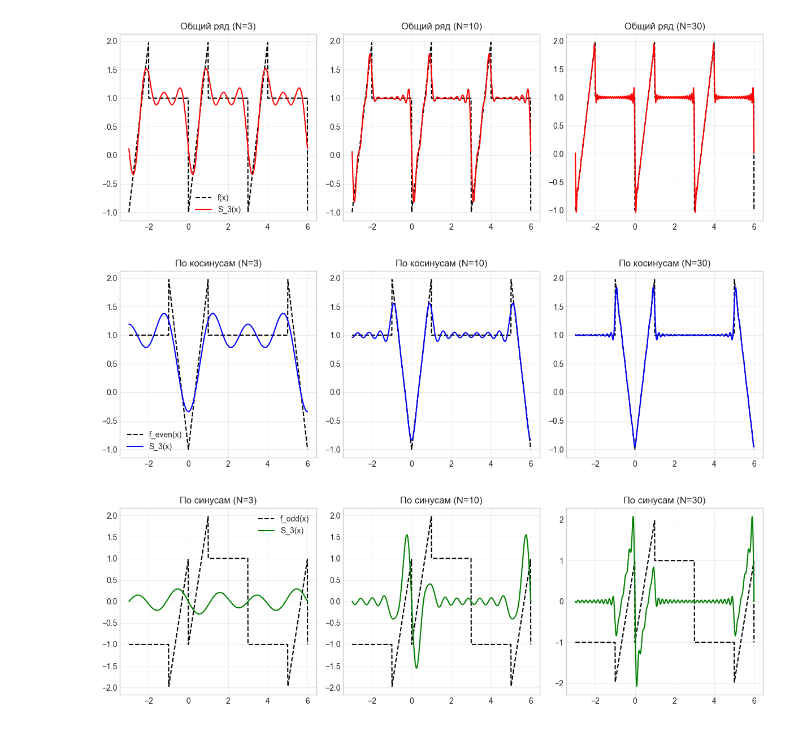
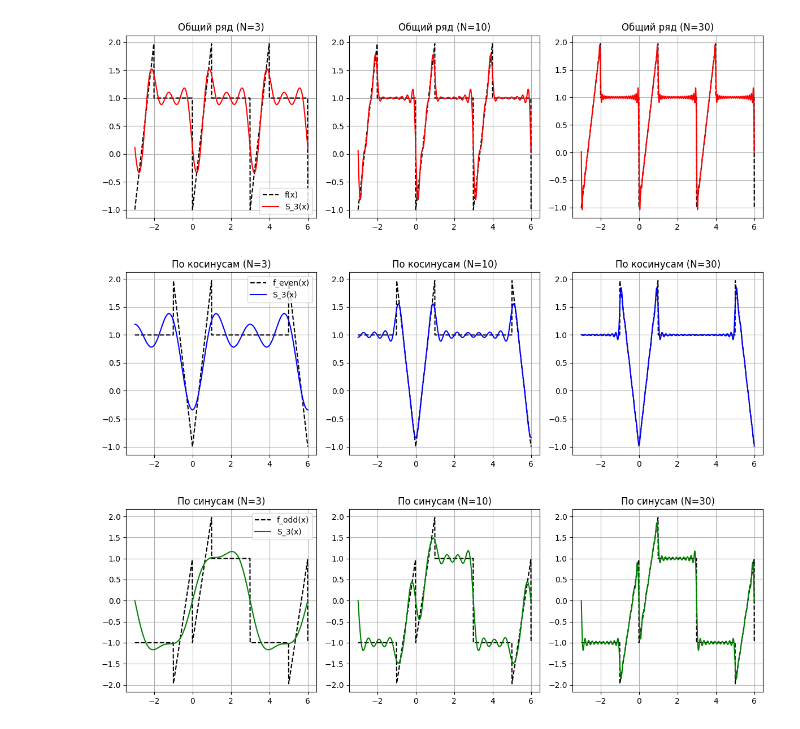
Before and after one commit to ChannelSort/math_lab_fourier_series, a Jupyter notebook: Numerical_method.ipynb, the cells around one changed output. Cells and saved outputs as stored; diff of their text form; code cells hidden in the pictures.

```diff
--- a/Numerical_method.ipynb
+++ b/Numerical_method.ipynb
@@ -1,6 +1,7 @@
 # %%
 import numpy as np
 import matplotlib.pyplot as plt
+plt.style.use('default')
 
 # Исходная функция f(x)
 def f_original(x):
@@ -15,7 +16,7 @@ def f_original(x):
             y[i] = 1
     return y
 
-# 1. Частичная сумма общего ряда Фурье
+# Частичная сумма общего ряда Фурье
 # a_0 = 5/3, период T = 3, l = 1.5
 def fourier_general(x, N):
     a0 = 5 / 3
@@ -25,38 +26,11 @@ def fourier_general(x, N):
         k = 2 * n * np.pi / 3
         # Формулы из первой части
         an = (1 / (n * np.pi)) * np.sin(2 * n * np.pi / 3) + (9 / (2 * (n**2) * (np.pi**2))) * (np.cos(2 * n * np.pi / 3) - 1)
-        bn = -(1 / (n * np.pi)) * (np.cos(2 * n * np.pi / 3) + 2) + (9 / (2 * (n**2) * (np.pi**2))) * np.sin(2 * n * np.pi / 3)
+        bn = -(1 / (n * np.pi)) * (np.cos(2 * n * np.pi / 3) + 1 + np.cos(2 * np.pi * n)) + (9 / (2 * (n**2) * (np.pi**2))) * np.sin(2 * n * np.pi / 3)
 
         summa += an * np.cos(k * x) + bn * np.sin(k * x)
 
     return summa
-
-# 2. Частичная сумма ряда Фурье по косинусам (четное продолжение)
-# Период T = 6
-def fourier_cos(x, N):
-    a0 = 5 / 3
-    summa = np.full_like(x, a0 / 2)
-
-    for n in range(1, N + 1):
-        k = n * np.pi / 3
-        an = (2 / (n * np.pi)) * np.sin(n * np.pi / 3) + (18 / ((n**2) * (np.pi**2))) * (np.cos(n * np.pi / 3) - 1)
-        summa += an * np.cos(k * x)
-
-    return summa
-
-# 3. Частичная сумма ряда Фурье по синусам (нечетное продолжение)
-# Период T = 6
-def fourier_sin(x, N):
-    summa = np.zeros_like(x)
-
-    for n in range(1, N + 1):
-        k = n * np.pi / 3
-        # bn для нечетного продолжения (интеграл от 0 до 3, умноженный на 2/3)
-        bn = (-2 / (n * np.pi)) * (np.cos(n * np.pi / 3) + 2) + (18 / ((n**2) * (np.pi**2))) * np.sin(n * np.pi / 3)
-        summa += bn * np.sin(k * x)
-
-    return summa
-
 
 # Задаем массив точек для отрисовки графиков
 X = np.linspace(-3, 6, 1000)
@@ -76,7 +50,7 @@ for i, N in enumerate(N_values):
 plt.tight_layout()
 plt.show()
 # %% [output]
-[figure, old version]
+[figure, new version]
 # %%
 def f_even(x):
     y = np.zeros_like(x, dtype=float)
@@ -96,6 +70,19 @@ def f_even(x):
                 y[i] = 1
     return y
 
+# Частичная сумма ряда Фурье по косинусам (четное продолжение)
+# Период T = 6
+def fourier_cos(x, N):
+    a0 = 5 / 3
+    summa = np.full_like(x, a0 / 2)
+
+    for n in range(1, N + 1):
+        k = n * np.pi / 3
+        an = (2 / (n * np.pi)) * np.sin(n * np.pi / 3) + (18 / ((n**2) * (np.pi**2))) * (np.cos(n * np.pi / 3) - 1)
+        summa += an * np.cos(k * x)
+
+    return summa
+
 # Построение графиков для ряда по косинусам
 plt.figure(figsize=(12, 4), facecolor='white')
 for i, N in enumerate(N_values):
@@ -109,37 +96,50 @@ for i, N in enumerate(N_values):
 plt.tight_layout()
 plt.show()
 # %% [output]
-[figure, old version]
+[figure, new version]
 # %%
 def f_odd(x):
     y = np.zeros_like(x, dtype=float)
     for i in range(len(x)):
         # Приводим к периоду [-3, 3)
         xi = (x[i] + 3) % 6 - 3
 
         if xi >= 0: # Правая половина
             if xi < 1:
                 y[i] = 3 * xi - 1
             else:
                 y[i] = 1
         else: # Левая половина (xi < 0) с переворотом знака всей функции
             if xi > -1:
                 y[i] = -(3 * (-xi) - 1)  # Минус перед всей отраженной функцией
             else:
                 y[i] = -1
     return y
 
+# Частичная сумма ряда Фурье по синусам (нечетное продолжение)
+# Период T = 6
+def fourier_sin(x, N):
+    summa = np.zeros_like(x, dtype=float)
+
+    for n in range(1, N + 1):
+        k = n * np.pi / 3
+        bn = (-2 / (n * np.pi)) * (np.cos(n * np.pi / 3) + 1 + np.cos(n * np.pi)) + (18 / ((n**2) * (np.pi**2))) * np.sin(n * np.pi / 3)
+
+        summa += bn * np.sin(k * x)
+
+    return summa
+
 # Построение графиков для ряда по синусам
-plt.figure(figsize=(12, 4), facecolor='white')
+plt.figure(figsize=(12, 4))
 for i, N in enumerate(N_values):
     plt.subplot(1, 3, i + 1)
     # Для синусов рисуем нечетное продолжение
     plt.plot(X, f_odd(X), 'k--', label='f_odd(x)')
     plt.plot(X, fourier_sin(X, N), 'g', label=f'S_{N}(x)')
     plt.title(f'По синусам (N={N})')
     plt.grid(True)
     if i == 0: plt.legend()
 plt.tight_layout()
 plt.show()
 # %% [output]
-[figure, old version]
+[figure, new version]
```
